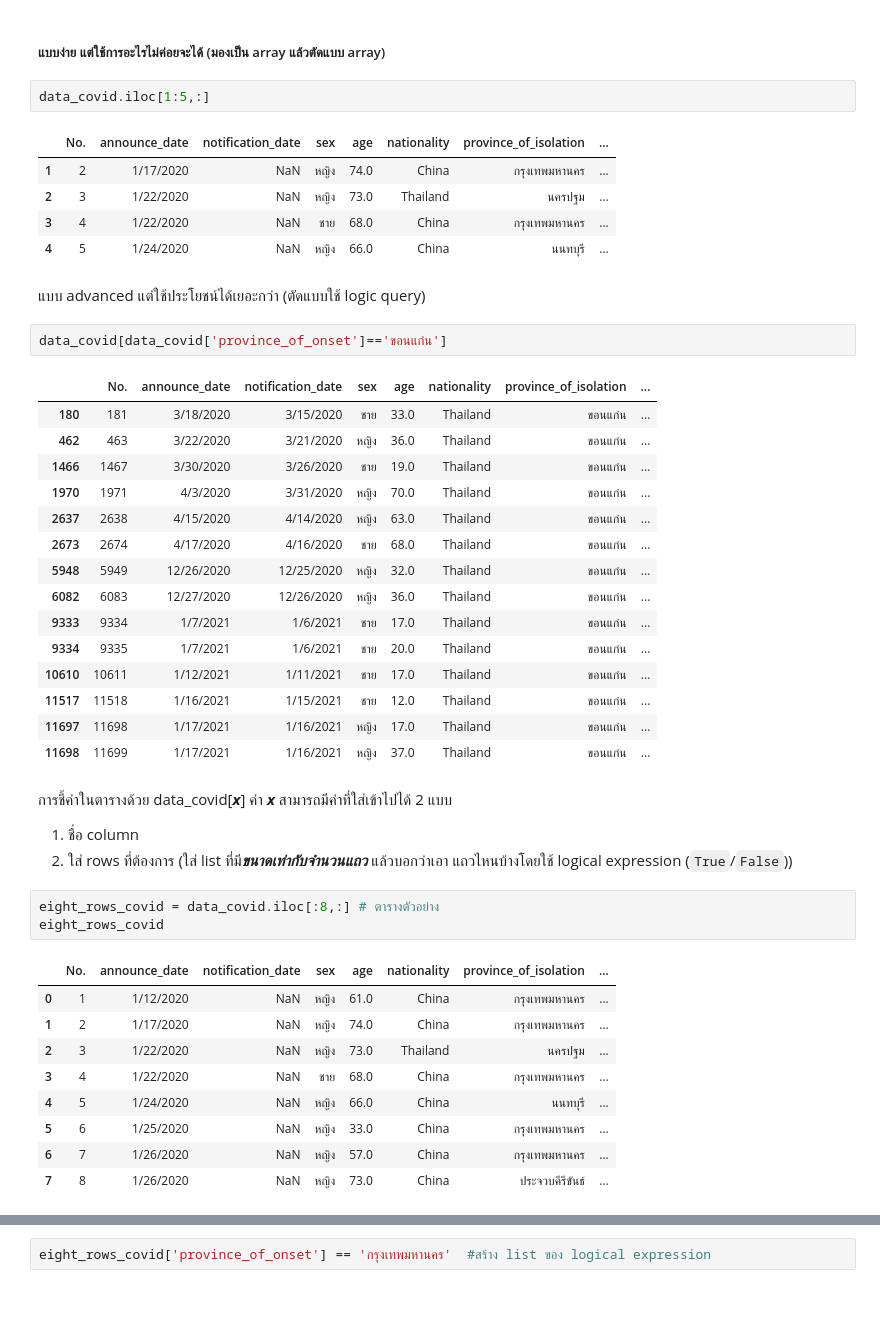
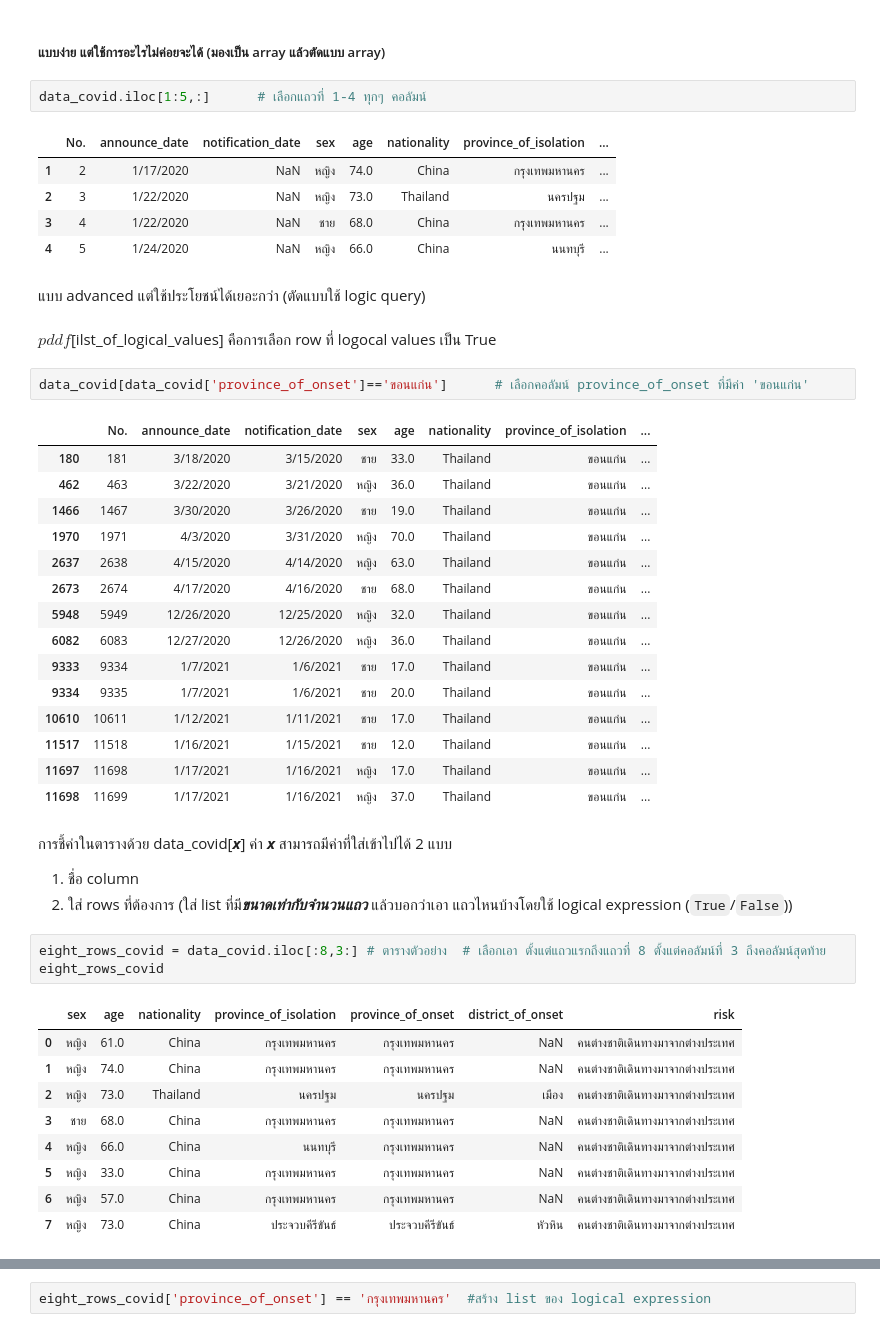
Before and after one commit to jittakorn-ch/data_viz_2022, a Jupyter notebook: Pandas101.ipynb, the cells around one changed output, grey strips where cells are left out. Drawn from its saved outputs; the diff is of its cells as text; blank space fills up the shorter version.

````diff
--- a/Pandas101.ipynb
+++ b/Pandas101.ipynb
@@ -126,7 +126,7 @@ smaller_table
 # %% [markdown]
 ##### แบบง่าย แต่ใช้การอะไรไม่ค่อยจะได้ (มองเป็น array แล้วตัดแบบ array)
 # %%
-data_covid.iloc[1:5,:]
+data_covid.iloc[1:5,:]      # เลือกแถวที่ 1-4 ทุกๆ คอลัมน์
 # %% [output]
 |  | No. | announce_date | notification_date | sex | age | nationality | province_of_isolation | ... |
 | 1 | 2 | 1/17/2020 | NaN | หญิง | 74.0 | China | กรุงเทพมหานคร | ... |
@@ -135,8 +135,10 @@ data_covid.iloc[1:5,:]
 | 4 | 5 | 1/24/2020 | NaN | หญิง | 66.0 | China | นนทบุรี | ... |
 # %% [markdown]
 แบบ advanced แต่ใช้ประโยชน์ได้เยอะกว่า (ตัดแบบใช้ logic query)
+# %% [markdown]
+$pddf$[ilst_of_logical_values] คือการเลือก row ที่ logocal values เป็น True
 # %%
-data_covid[data_covid['province_of_onset']=='ขอนแก่น']
+data_covid[data_covid['province_of_onset']=='ขอนแก่น']      # เลือกคอลัมน์ province_of_onset ที่มีค่า 'ขอนแก่น'
 # %% [output]
 |  | No. | announce_date | notification_date | sex | age | nationality | province_of_isolation | ... |
 | 180 | 181 | 3/18/2020 | 3/15/2020 | ชาย | 33.0 | Thailand | ขอนแก่น | ... |
@@ -159,19 +161,19 @@ data_covid[data_covid['province_of_onset']=='ขอนแก่น']
 
 1.   ชื่อ column
 2.   ใส่ rows ที่ต้องการ (ใส่ list ที่มี***ขนาดเท่ากับจำนวนแถว*** แล้วบอกว่าเอา แถวไหนบ้างโดยใช้ logical expression (```True```/```False```))
-# %%
-eight_rows_covid = data_covid.iloc[:8,:] # ตารางตัวอย่าง
-eight_rows_covid
-# %% [output]
-|  | No. | announce_date | notification_date | sex | age | nationality | province_of_isolation | ... |
-| 0 | 1 | 1/12/2020 | NaN | หญิง | 61.0 | China | กรุงเทพมหานคร | ... |
-| 1 | 2 | 1/17/2020 | NaN | หญิง | 74.0 | China | กรุงเทพมหานคร | ... |
-| 2 | 3 | 1/22/2020 | NaN | หญิง | 73.0 | Thailand | นครปฐม | ... |
-| 3 | 4 | 1/22/2020 | NaN | ชาย | 68.0 | China | กรุงเทพมหานคร | ... |
-| 4 | 5 | 1/24/2020 | NaN | หญิง | 66.0 | China | นนทบุรี | ... |
-| 5 | 6 | 1/25/2020 | NaN | หญิง | 33.0 | China | กรุงเทพมหานคร | ... |
-| 6 | 7 | 1/26/2020 | NaN | หญิง | 57.0 | China | กรุงเทพมหานคร | ... |
-| 7 | 8 | 1/26/2020 | NaN | หญิง | 73.0 | China | ประจวบคีรีขันธ์ | ... |
+# %%
+eight_rows_covid = data_covid.iloc[:8,3:] # ตารางตัวอย่าง  # เลือกเอา ตั้งแต่แถวแรกถึงแถวที่ 8 ตั้งแต่คอลัมน์ที่ 3 ถึงคอลัมน์สุดท้าย
+eight_rows_covid
+# %% [output]
+|  | sex | age | nationality | province_of_isolation | province_of_onset | district_of_onset | risk |
+| 0 | หญิง | 61.0 | China | กรุงเทพมหานคร | กรุงเทพมหานคร | NaN | คนต่างชาติเดินทางมาจากต่างประเทศ |
+| 1 | หญิง | 74.0 | China | กรุงเทพมหานคร | กรุงเทพมหานคร | NaN | คนต่างชาติเดินทางมาจากต่างประเทศ |
+| 2 | หญิง | 73.0 | Thailand | นครปฐม | นครปฐม | เมือง | คนต่างชาติเดินทางมาจากต่างประเทศ |
+| 3 | ชาย | 68.0 | China | กรุงเทพมหานคร | กรุงเทพมหานคร | NaN | คนต่างชาติเดินทางมาจากต่างประเทศ |
+| 4 | หญิง | 66.0 | China | นนทบุรี | กรุงเทพมหานคร | NaN | คนต่างชาติเดินทางมาจากต่างประเทศ |
+| 5 | หญิง | 33.0 | China | กรุงเทพมหานคร | กรุงเทพมหานคร | NaN | คนต่างชาติเดินทางมาจากต่างประเทศ |
+| 6 | หญิง | 57.0 | China | กรุงเทพมหานคร | กรุงเทพมหานคร | NaN | คนต่างชาติเดินทางมาจากต่างประเทศ |
+| 7 | หญิง | 73.0 | China | ประจวบคีรีขันธ์ | ประจวบคีรีขันธ์ | หัวหิน | คนต่างชาติเดินทางมาจากต่างประเทศ |
 # %%
 eight_rows_covid[[True,False,True,True,False,True,False,False]]   #2.   ใส่ rows ที่ต้องการ
 # %% [output]
````
Also changed, not shown: parts of 12 cells of this notebook.
